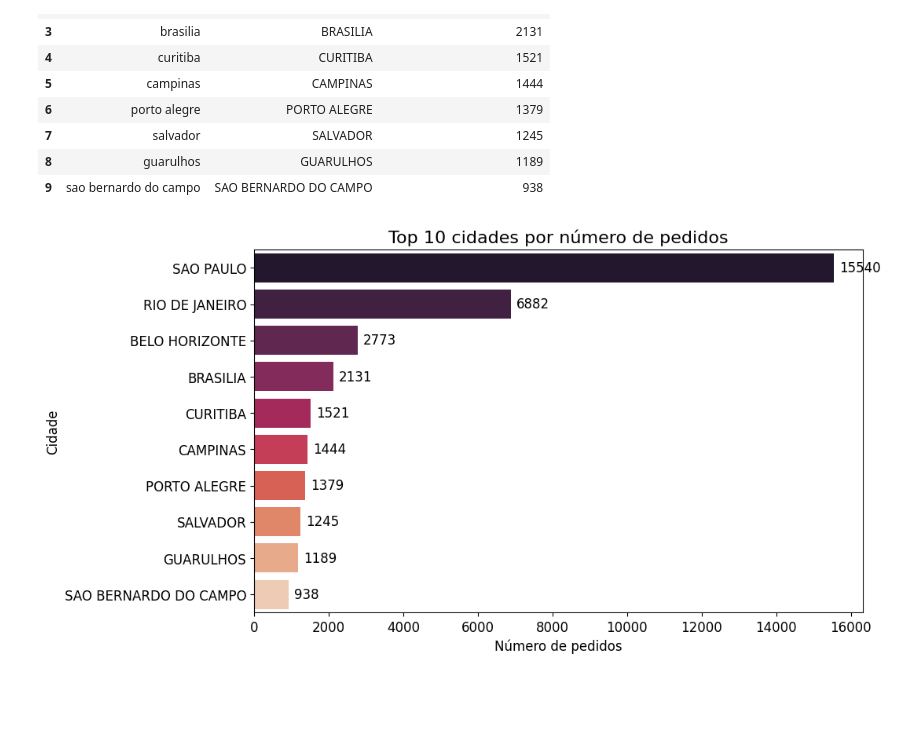
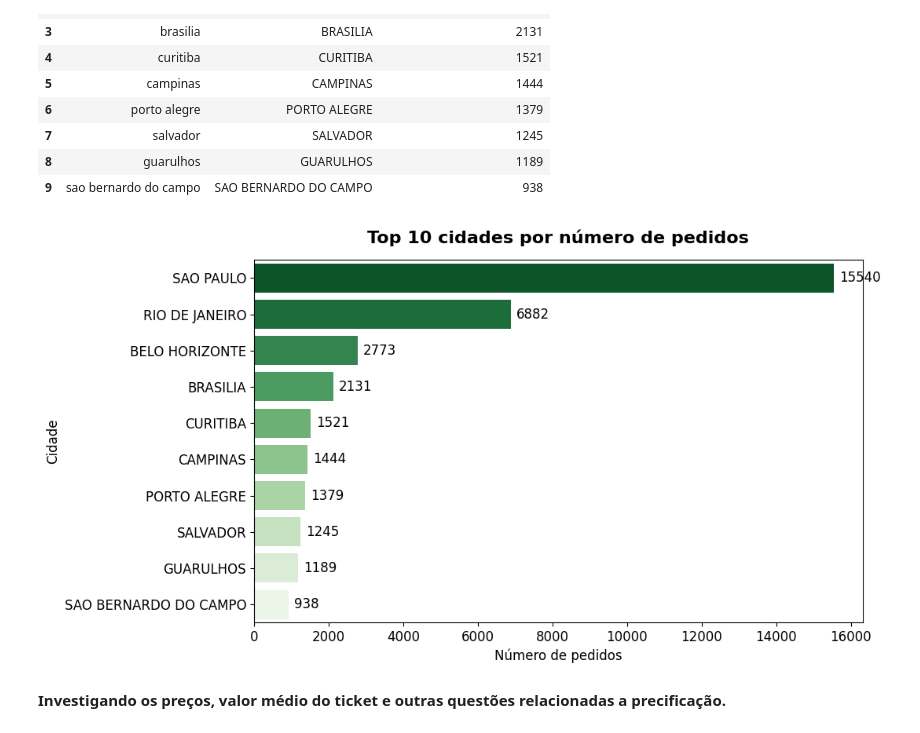
Before and after one commit to thaleswillreis/Analise-Dados-E-commerce, a Jupyter notebook: analise_dados.ipynb, the cells around one changed output. Saved outputs shown, nothing was run; the diff lists cells and outputs as text; code cells hidden in the pictures; blank space fills up the shorter version.

```diff
--- a/analise_dados.ipynb
+++ b/analise_dados.ipynb
@@ -222,25 +234,27 @@ pd.read_sql_query(pedidos_por_cidade, db_connection)
 # %%
 # Executar a consulta SQL e armazenar o resultado em um DataFrame
 top_cities = pd.read_sql_query(pedidos_por_cidade, db_connection)
 
 # Criar a figura e os eixos
 plt.figure(figsize=(10, 6))
 
 # Criar o gráfico de barras horizontais com Seaborn
-ax = sns.barplot(x='contagem_pedidos_cidade', y='cidade', data=top_cities, palette='rocket', orient='h')
+ax = sns.barplot(x='contagem_pedidos_cidade', y='cidade', data=top_cities, palette='Greens_r', orient='h')
 
 # Adicionar título e rótulos aos eixos
-plt.title('Top 10 cidades por número de pedidos')
+plt.title('Top 10 cidades por número de pedidos', pad=15, fontsize=16, fontweight='bold', color='black')
 plt.xlabel('Número de pedidos')
 plt.ylabel('Cidade')
 
 # Adicionar os valores no final das barras
 for p in ax.patches:
     ax.annotate(format(p.get_width(), '.0f'),
                 (p.get_width(), p.get_y() + p.get_height() / 2.),
                 va='center', xytext=(5, 0), textcoords='offset points')
 
 # Exibir o gráfico
 plt.show()
 # %% [output]
-[figure, old version]
+[figure, new version]
+# %% [markdown]
+**Investigando os preços, valor médio do ticket e outras questões relacionadas a precificação.**
```
Also changed, not shown: parts of 13 cells of this notebook.
